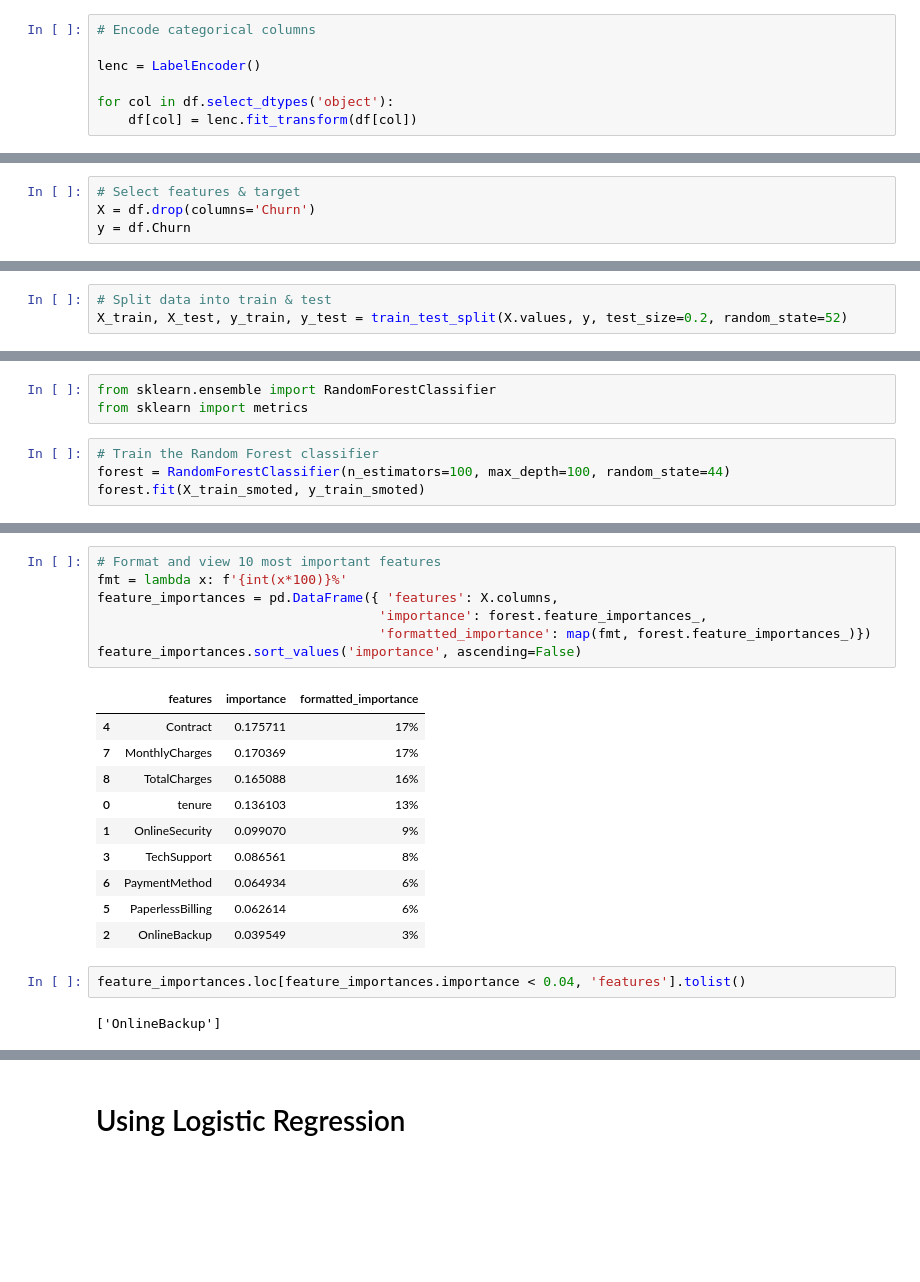
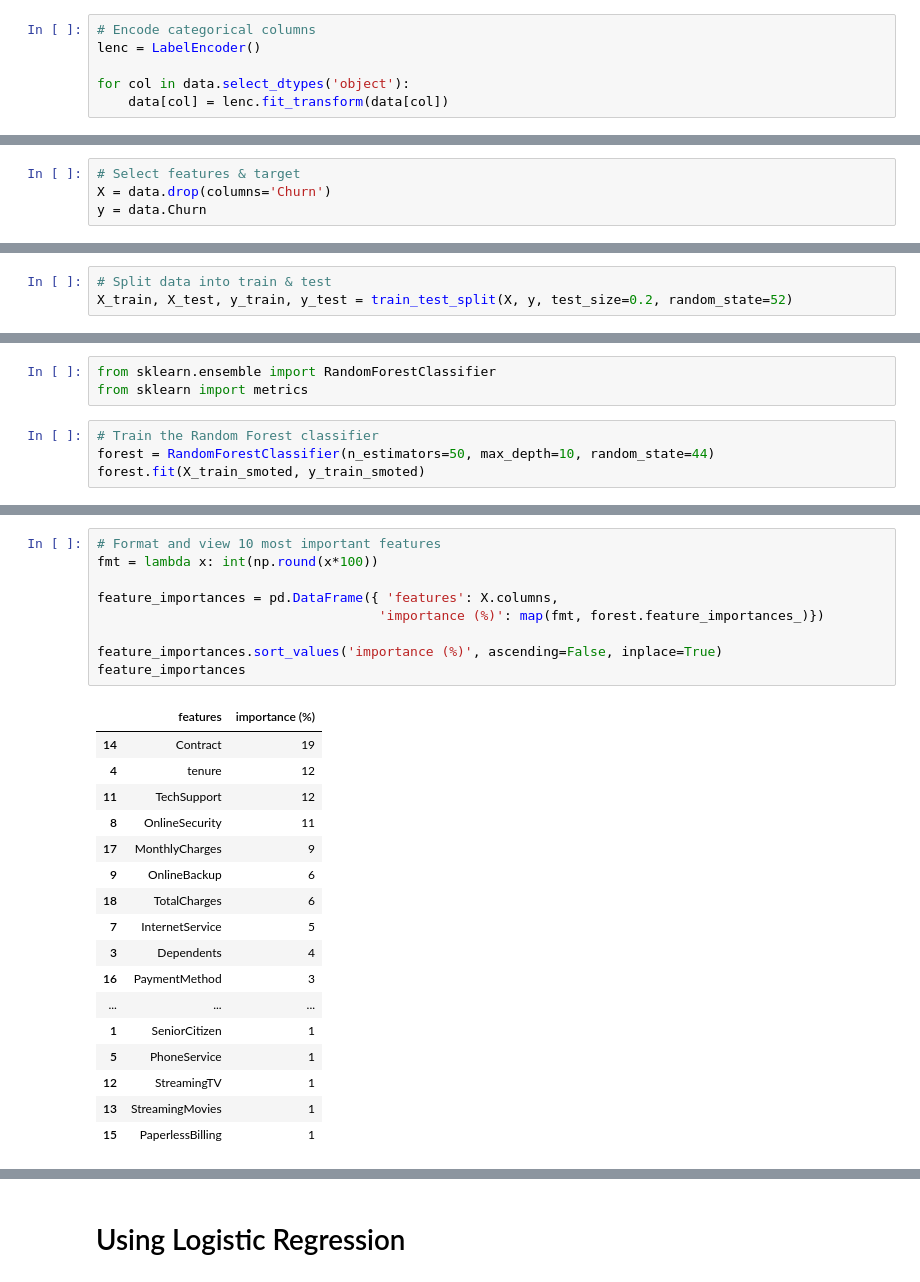
Before and after one commit to Chimmz/customer-churn-prediction, a Jupyter notebook: customer_churn.py.ipynb, the cells around one changed output, grey strips where cells are left out. Saved outputs shown, nothing was run; the diff lists cells and outputs as text; blank space fills up the shorter version.

```diff
--- a/customer_churn.py.ipynb
+++ b/customer_churn.py.ipynb
@@ -267,9 +319,8 @@ df.head()
 from sklearn.preprocessing import LabelEncoder
 # %%
 # Encode categorical columns
-
 lenc = LabelEncoder()
 
-for col in df.select_dtypes('object'):
-    df[col] = lenc.fit_transform(df[col])
+for col in data.select_dtypes('object'):
+    data[col] = lenc.fit_transform(data[col])
 # %%
@@ -284,5 +335,5 @@ df.head()
 # %%
 # Select features & target
-X = df.drop(columns='Churn')
-y = df.Churn
+X = data.drop(columns='Churn')
+y = data.Churn
 # %%
@@ -297,7 +348,7 @@ Name: count, dtype: int64
 from sklearn.model_selection import train_test_split
 # %%
 # Split data into train & test
-X_train, X_test, y_train, y_test = train_test_split(X.values, y, test_size=0.2, random_state=52)
+X_train, X_test, y_train, y_test = train_test_split(X, y, test_size=0.2, random_state=52)
 # %%
 from imblearn.over_sampling import SMOTE
 # %%
@@ -316,6 +367,6 @@ from sklearn.ensemble import RandomForestClassifier
 from sklearn import metrics
 # %%
 # Train the Random Forest classifier
-forest = RandomForestClassifier(n_estimators=100, max_depth=100, random_state=44)
+forest = RandomForestClassifier(n_estimators=50, max_depth=10, random_state=44)
 forest.fit(X_train_smoted, y_train_smoted)
 # %% [output]
@@ -361,22 +414,27 @@ array([0.13610317, 0.0990704 , 0.03954912, 0.08656122, 0.17571094,
 # %%
 # Format and view 10 most important features
-fmt = lambda x: f'{int(x*100)}%'
+fmt = lambda x: int(np.round(x*100))
+
 feature_importances = pd.DataFrame({ 'features': X.columns,
-                                    'importance': forest.feature_importances_,
-                                    'formatted_importance': map(fmt, forest.feature_importances_)})
-feature_importances.sort_values('importance', ascending=False)
+                                    'importance (%)': map(fmt, forest.feature_importances_)})
+
+feature_importances.sort_values('importance (%)', ascending=False, inplace=True)
+feature_importances
 # %% [output]
-|  | features | importance | formatted_importance |
-| 4 | Contract | 0.175711 | 17% |
-| 7 | MonthlyCharges | 0.170369 | 17% |
-| 8 | TotalCharges | 0.165088 | 16% |
-| 0 | tenure | 0.136103 | 13% |
-| 1 | OnlineSecurity | 0.099070 | 9% |
-| 3 | TechSupport | 0.086561 | 8% |
-| 6 | PaymentMethod | 0.064934 | 6% |
-| 5 | PaperlessBilling | 0.062614 | 6% |
-| 2 | OnlineBackup | 0.039549 | 3% |
+|  | features | importance (%) |
+| 14 | Contract | 19 |
+| 4 | tenure | 12 |
+| 11 | TechSupport | 12 |
+| 8 | OnlineSecurity | 11 |
+| 17 | MonthlyCharges | 9 |
+| 9 | OnlineBackup | 6 |
+| 18 | TotalCharges | 6 |
+| 7 | InternetService | 5 |
+| 3 | Dependents | 4 |
+| 16 | PaymentMethod | 3 |
+| ... | ... | ... |
+| 1 | SeniorCitizen | 1 |
+| 5 | PhoneService | 1 |
+| 12 | StreamingTV | 1 |
+| 13 | StreamingMovies | 1 |
+| 15 | PaperlessBilling | 1 |
-# %%
-feature_importances.loc[feature_importances.importance < 0.04, 'features'].tolist()
-# %% [output]
-['OnlineBackup']
```
Also changed, not shown: parts of 26 cells of this notebook, 1 other file.
